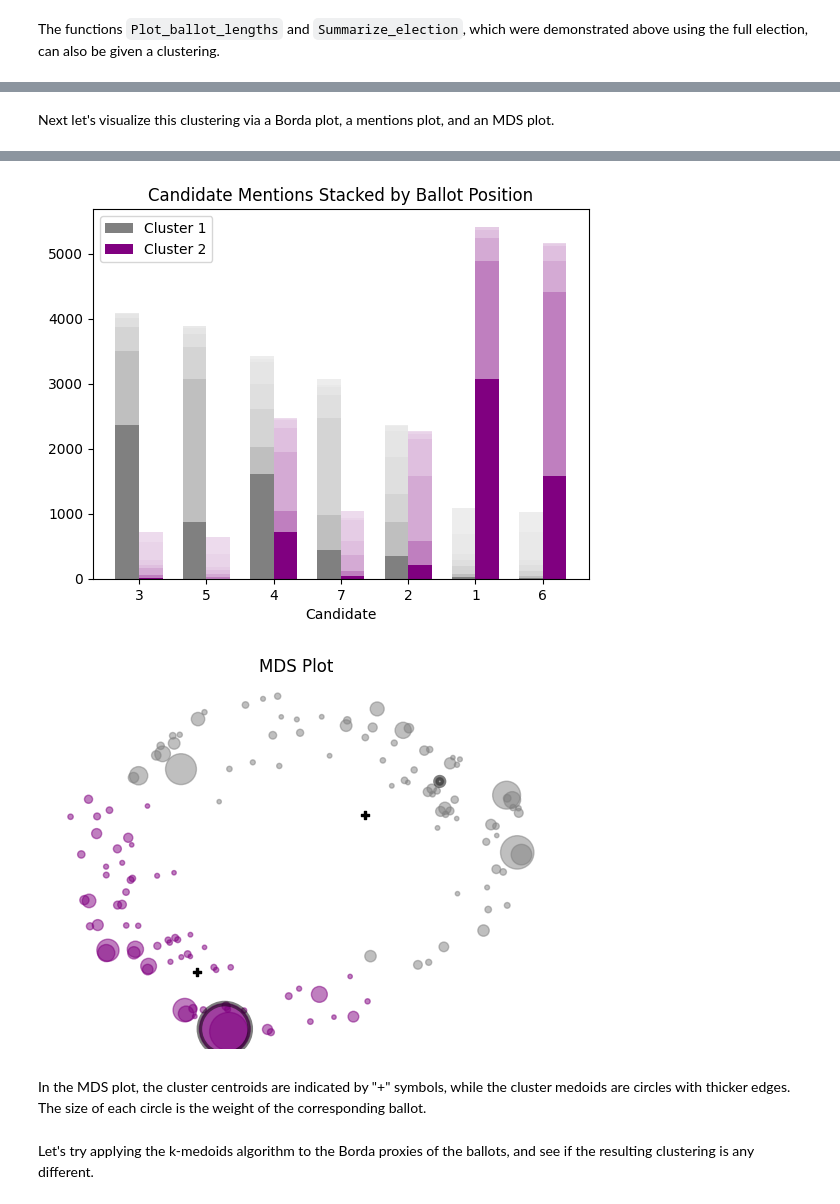
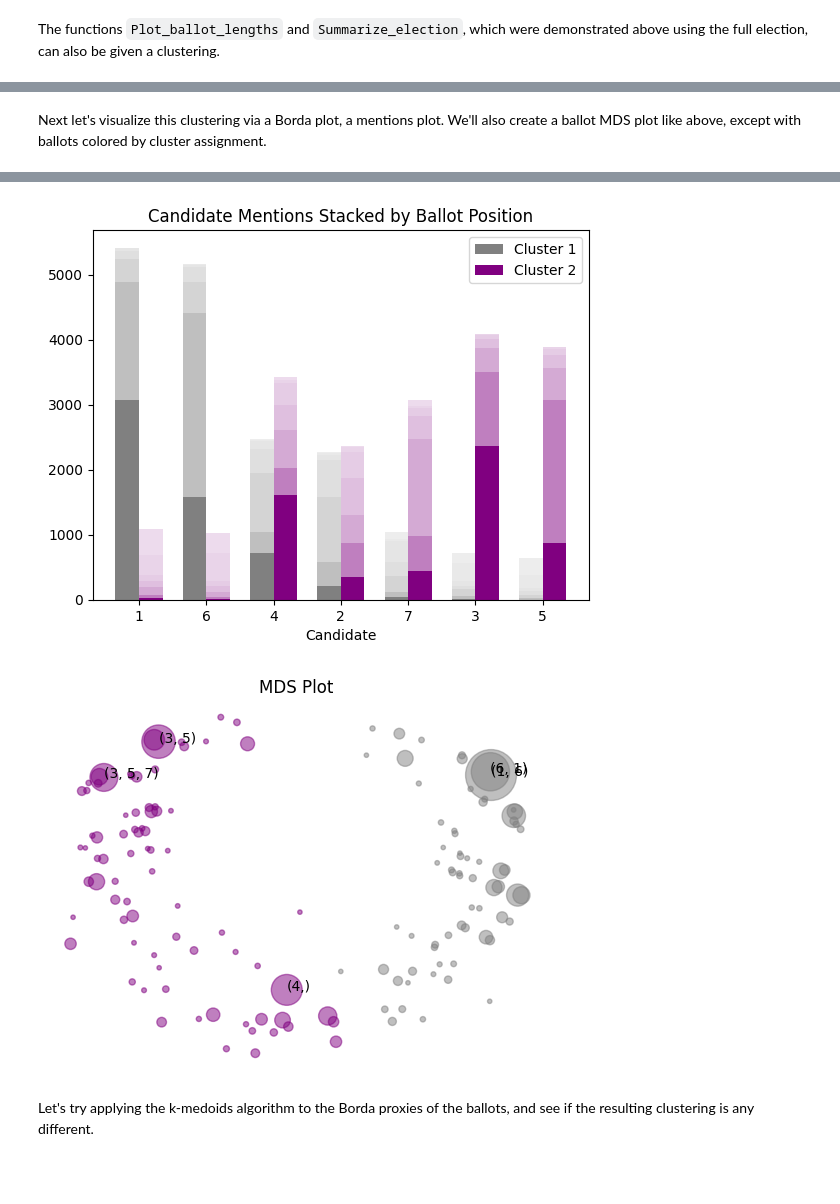
Before and after one commit to mggg/ballot-clustering, a Jupyter notebook: Tutorial.ipynb, the cells around one changed output, grey strips where cells are left out. Drawn from its saved outputs; the diff is of its cells as text; code cells hidden in the pictures; blank space fills up the shorter version.

```diff
--- a/Tutorial.ipynb
+++ b/Tutorial.ipynb
@@ -12 +10,6 @@ election, cand_names, location = parse("Data/edinburgh17-02.blt")
+# %%
+# The Pentland Hills election that's studied in the paper
+filename = 'scot-elex/7_cands/edinburgh_2017_ward2.csv'
+num_cands, election, cand_names, ward = csv_parse(filename)
+parties = party_abrevs(cand_names)
 # %%
@@ -94,9 +125,9 @@ Top ballots:
          152 votes for (6, 1, 4).
          144 votes for (5, 3, 7).
 # %% [markdown]
-Next let's visualize this clustering via a Borda plot, a mentions plot, and an MDS plot.
+Next let's visualize this clustering via a Borda plot, a mentions plot.  We'll also create a ballot MDS plot like above, except with ballots colored by cluster assignment.
 # %%
 Plot_clusters(C, method = 'Borda')
 Plot_clusters(C, method = 'Mentions')
-Cluster_mds_plot(election, C)
+Ballot_MDS_plot(election, C, label_threshold=400)
 # %% [output]
@@ -104,7 +135,5 @@ Cluster_mds_plot(election, C)
-[figure, old version]
+[figure, new version]
-[figure, old version]
+[figure, new version]
-# %% [markdown]
-In the MDS plot, the cluster centroids are indicated by "+" symbols, while the cluster medoids are circles with thicker edges.  The size of each circle is the weight of the corresponding ballot.
 # %% [markdown]
 Let's try applying the k-medoids algorithm to the Borda proxies of the ballots, and see if the resulting clustering is any different.
 # %%
```
Also changed, not shown: parts of 20 cells of this notebook, 36 other files.
